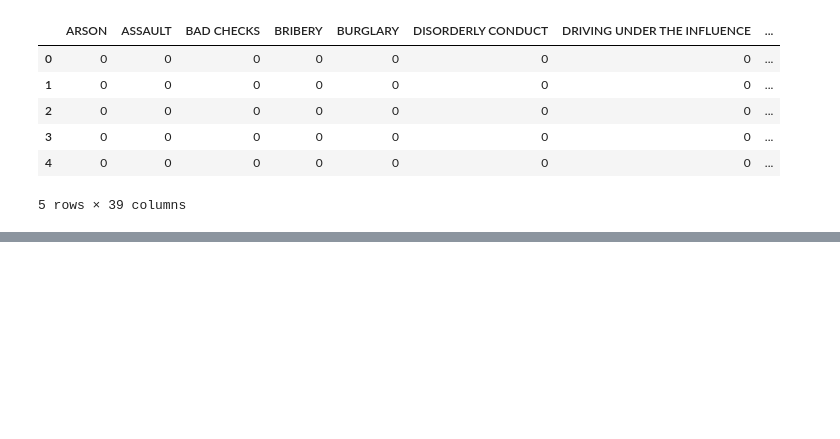
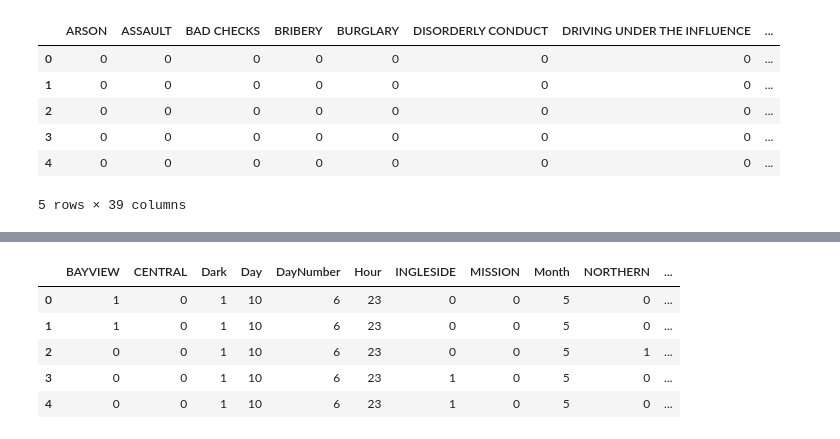
Before and after one commit to GregHacob/Kaggle-Competitions, a Jupyter notebook: San Francisco Crime Classification/2nd submission SF Crime.ipynb, the cells around one changed output, grey strips where cells are left out. Cells and saved outputs as stored; diff of their text form; code cells hidden in the pictures; blank space fills up the shorter version.

```diff
--- a/San Francisco Crime Classification/2nd submission SF Crime.ipynb
+++ b/San Francisco Crime Classification/2nd submission SF Crime.ipynb
@@ -225,7 +240,18 @@ print "Data read successfully!"
 # %%
 processed_crime_test_data = PreProcess(crime_test_data, True)
+
+processed_crime_test_data.drop(['Friday','Monday', 'Saturday', 'Sunday', 'Thursday', 'Tuesday', 'Wednesday'], axis = 1, inplace = True)
+
 processed_crime_test_data = processed_crime_test_data.sort_index(axis=1)
+
 processed_crime_test_data.head()
+# %% [output]
+|  | BAYVIEW | CENTRAL | Dark | Day | DayNumber | Hour | INGLESIDE | MISSION | Month | NORTHERN | ... |
+| 0 | 1 | 0 | 1 | 10 | 6 | 23 | 0 | 0 | 5 | 0 | ... |
+| 1 | 1 | 0 | 1 | 10 | 6 | 23 | 0 | 0 | 5 | 0 | ... |
+| 2 | 0 | 0 | 1 | 10 | 6 | 23 | 0 | 0 | 5 | 1 | ... |
+| 3 | 0 | 0 | 1 | 10 | 6 | 23 | 1 | 0 | 5 | 0 | ... |
+| 4 | 0 | 0 | 1 | 10 | 6 | 23 | 1 | 0 | 5 | 0 | ... |
 # %%
 y_pred_class_test = clf.predict_proba(processed_crime_test_data)
 print "Prediction done!"
```
Also changed, not shown: parts of 24 cells of this notebook.
